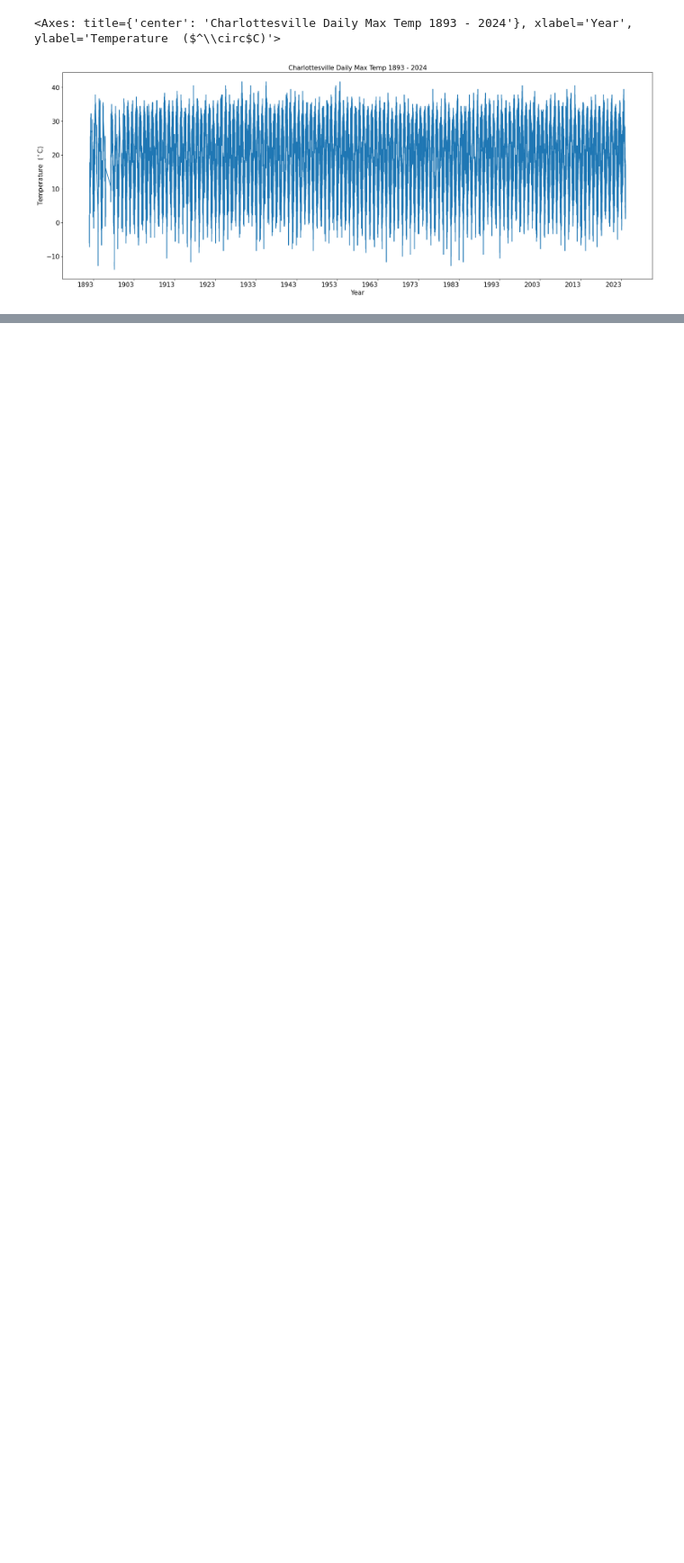
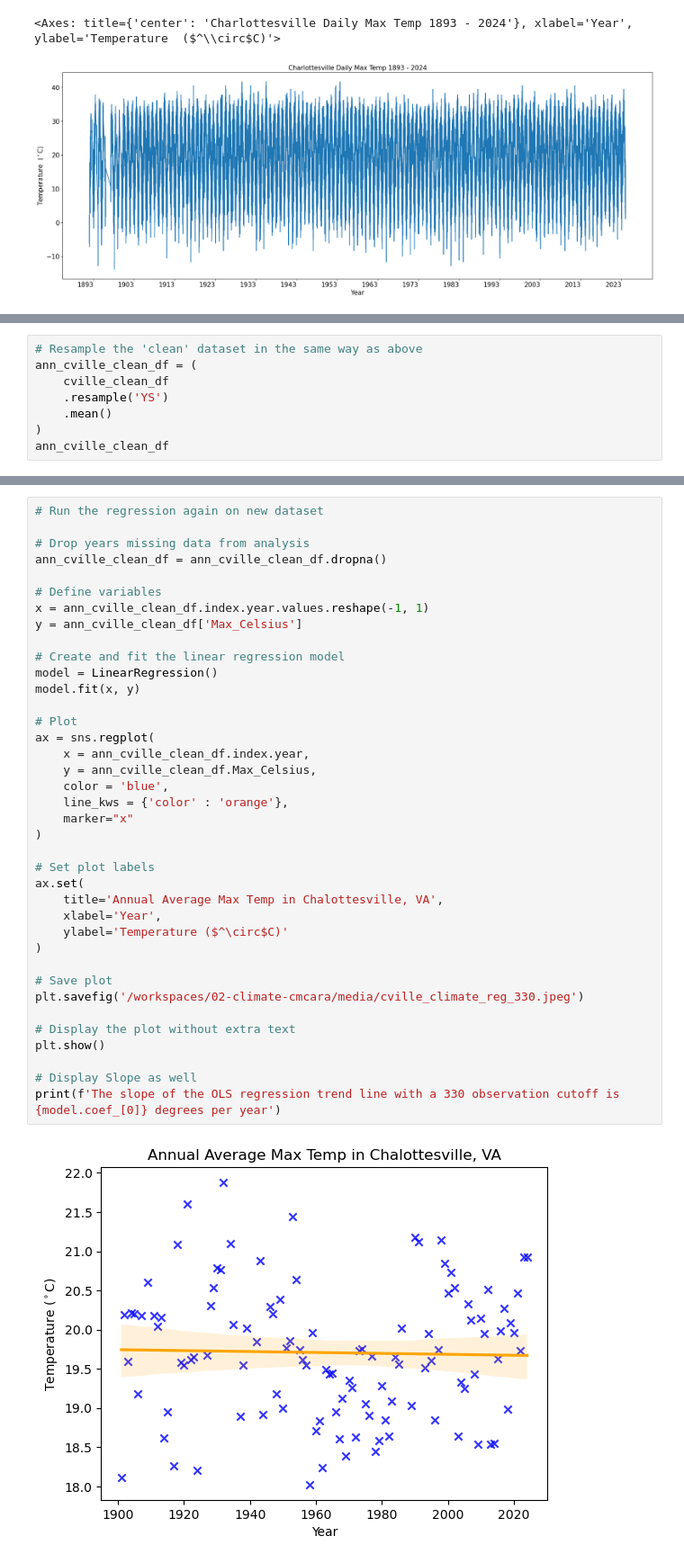
Before and after one commit to cmcara/02-climate-cmcara, a Jupyter notebook: 07_Cville_Portfolio.ipynb, the cells around one changed output, grey strips where cells are left out. Shown: that part at 90% size. Cells and saved outputs as stored; diff of their text form; blank space fills up the shorter version.

```diff
--- a/07_Cville_Portfolio.ipynb
+++ b/07_Cville_Portfolio.ipynb
@@ -261,0 +293,8 @@ Slope: 0.004803050372804026 degrees per year
+# %%
+# Resample the 'clean' dataset in the same way as above
+ann_cville_clean_df = (
+    cville_clean_df
+    .resample('YS')
+    .mean()
+)
+ann_cville_clean_df
@@ -261,0 +316,40 @@ Slope: 0.004803050372804026 degrees per year
+# %%
+# Run the regression again on new dataset
+
+# Drop years missing data from analysis
+ann_cville_clean_df = ann_cville_clean_df.dropna()
+
+# Define variables
+x = ann_cville_clean_df.index.year.values.reshape(-1, 1)
+y = ann_cville_clean_df['Max_Celsius']
+
+# Create and fit the linear regression model
+model = LinearRegression()
+model.fit(x, y)
+
+# Plot
+ax = sns.regplot(
+    x = ann_cville_clean_df.index.year,
+    y = ann_cville_clean_df.Max_Celsius,
+    color = 'blue',
+    line_kws = {'color' : 'orange'},
+    marker="x"
+)
+
+# Set plot labels
+ax.set(
+    title='Annual Average Max Temp in Chalottesville, VA',
+    xlabel='Year',
+    ylabel='Temperature ($^\circ$C)'
+)
+
+# Save plot
+plt.savefig('/workspaces/02-climate-cmcara/media/cville_climate_reg_330.jpeg')
+
+# Display the plot without extra text
+plt.show()
+
+# Display Slope as well
+print(f'The slope of the OLS regression trend line with a 330 observation cutoff is {model.coef_[0]} degrees per year')
+# %% [output]
+[figure, added]
```
Also changed, not shown: parts of 22 cells of this notebook, 7 other files.
